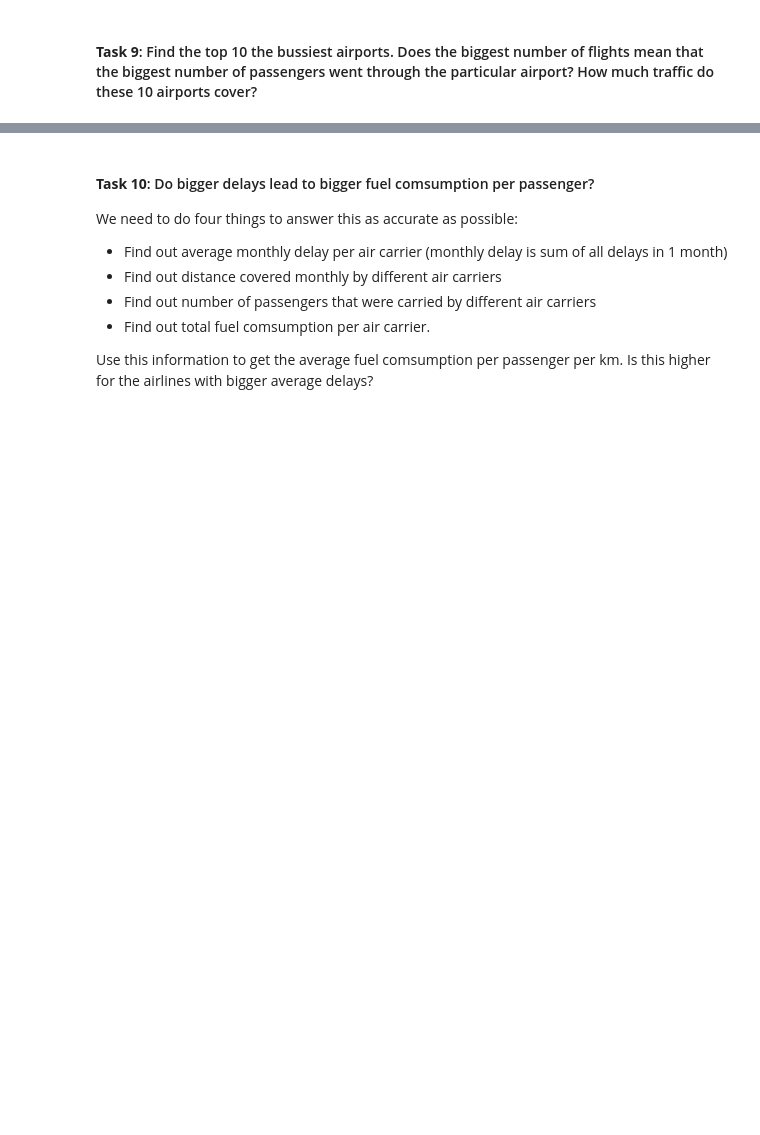
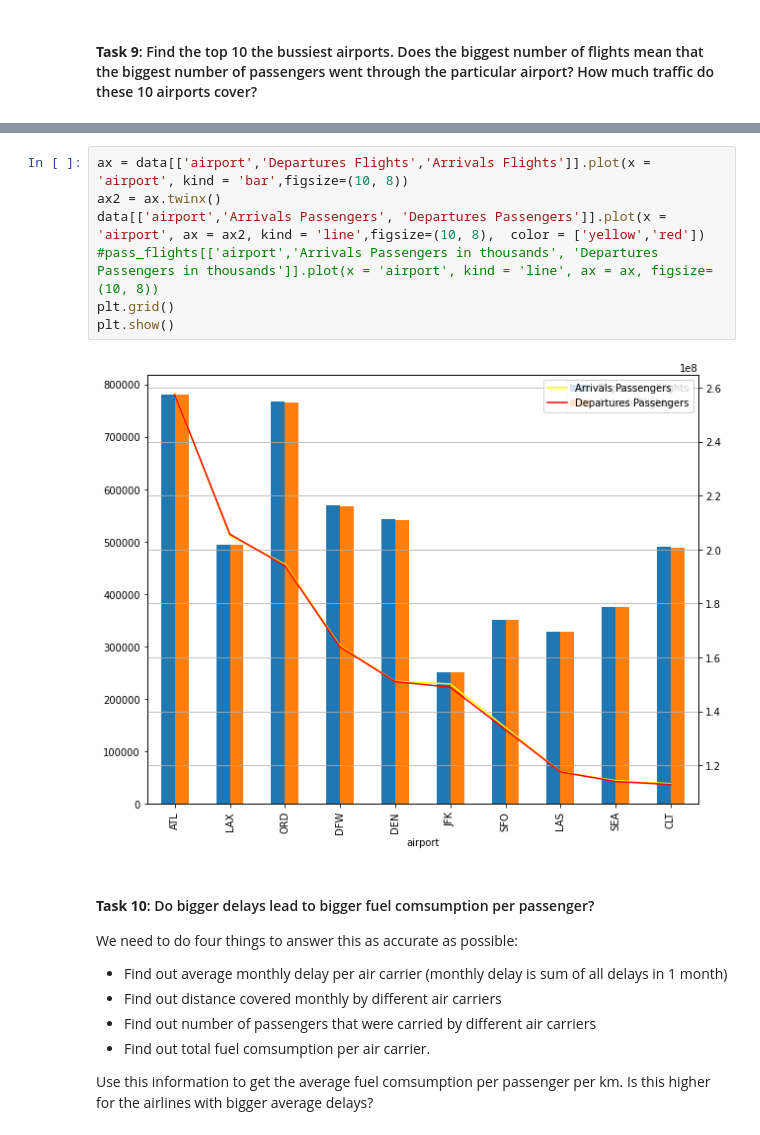
Before and after one commit to albina-m/LHL-Midterm-Flights, a Jupyter notebook: exploratory_analysis.ipynb, the cells around one changed output, grey strips where cells are left out. Saved outputs shown, nothing was run; the diff lists cells and outputs as text; blank space fills up the shorter version.

```diff
--- a/exploratory_analysis.ipynb
+++ b/exploratory_analysis.ipynb
@@ -761,3 +825,12 @@ plt.show()
+# %%
+ax = data[['airport','Departures Flights','Arrivals Flights']].plot(x = 'airport', kind = 'bar',figsize=(10, 8))
+ax2 = ax.twinx()
+data[['airport','Arrivals Passengers', 'Departures Passengers']].plot(x = 'airport', ax = ax2, kind = 'line',figsize=(10, 8),  color = ['yellow','red'])
+#pass_flights[['airport','Arrivals Passengers in thousands', 'Departures Passengers in thousands']].plot(x = 'airport', kind = 'line', ax = ax, figsize=(10, 8))
+plt.grid()
+plt.show()
+# %% [output]
+[figure, added]
 # %% [markdown]
 #### **Task 10**: Do bigger delays lead to bigger fuel comsumption per passenger?
 We need to do four things to answer this as accurate as possible:
```
Also changed, not shown: parts of 12 cells of this notebook.
